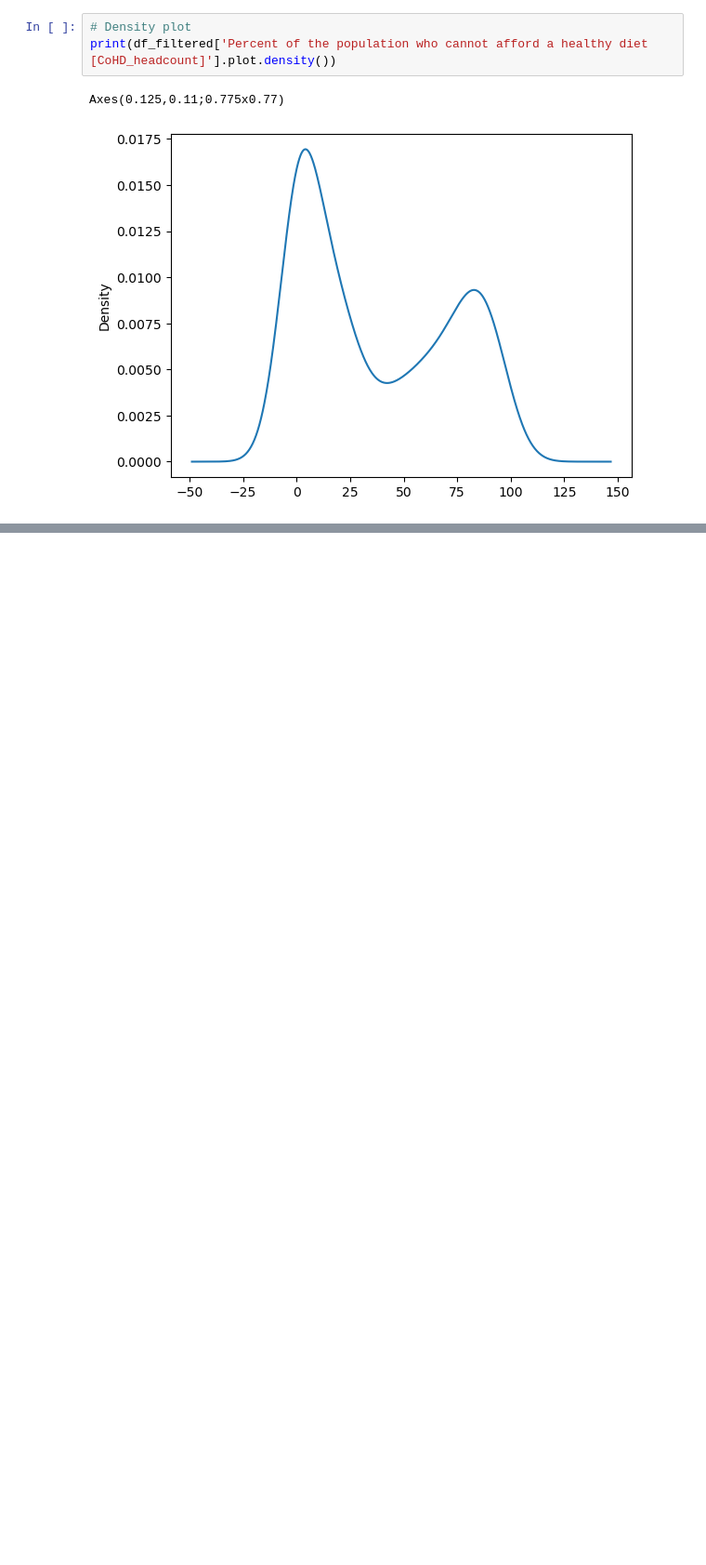
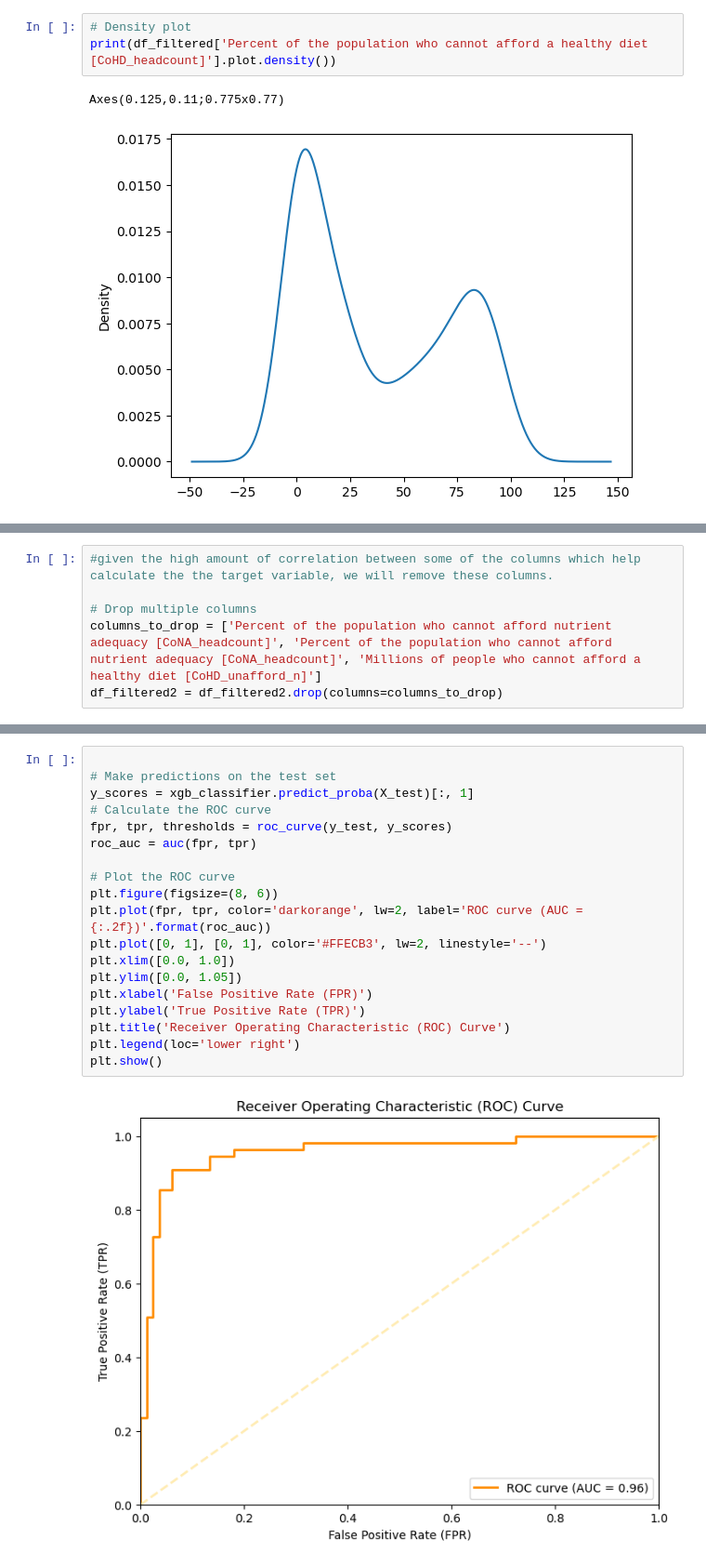
Before and after one commit to pschell23/DS-Project-Course--Parker-Schell-Alex-Torti-Mariah-Hudson, a Jupyter notebook: Project1.ipynb, the cells around one changed output, grey strips where cells are left out. Shown at 93% size. Drawn from its saved outputs; the diff is of its cells as text; blank space fills up the shorter version.

```diff
--- a/Project1.ipynb
+++ b/Project1.ipynb
@@ -470,0 +467,6 @@ Name: Percent of the population who cannot afford a healthy diet [CoHD_headcount
+# %%
+#given the high amount of correlation between some of the columns which help calculate the the target variable, we will remove these columns.
+
+# Drop multiple columns
+columns_to_drop = ['Percent of the population who cannot afford nutrient adequacy [CoNA_headcount]', 'Percent of the population who cannot afford nutrient adequacy [CoNA_headcount]', 'Millions of people who cannot afford a healthy diet [CoHD_unafford_n]']
+df_filtered2 = df_filtered2.drop(columns=columns_to_drop)
@@ -470,0 +647,21 @@ Name: Percent of the population who cannot afford a healthy diet [CoHD_headcount
+# %%
+
+# Make predictions on the test set
+y_scores = xgb_classifier.predict_proba(X_test)[:, 1]
+# Calculate the ROC curve
+fpr, tpr, thresholds = roc_curve(y_test, y_scores)
+roc_auc = auc(fpr, tpr)
+
+# Plot the ROC curve
+plt.figure(figsize=(8, 6))
+plt.plot(fpr, tpr, color='darkorange', lw=2, label='ROC curve (AUC = {:.2f})'.format(roc_auc))
+plt.plot([0, 1], [0, 1], color='#FFECB3', lw=2, linestyle='--')
+plt.xlim([0.0, 1.0])
+plt.ylim([0.0, 1.05])
+plt.xlabel('False Positive Rate (FPR)')
+plt.ylabel('True Positive Rate (TPR)')
+plt.title('Receiver Operating Characteristic (ROC) Curve')
+plt.legend(loc='lower right')
+plt.show()
+# %% [output]
+[figure, added]
```
Also changed, not shown: parts of 42 cells of this notebook, 2 other files.
